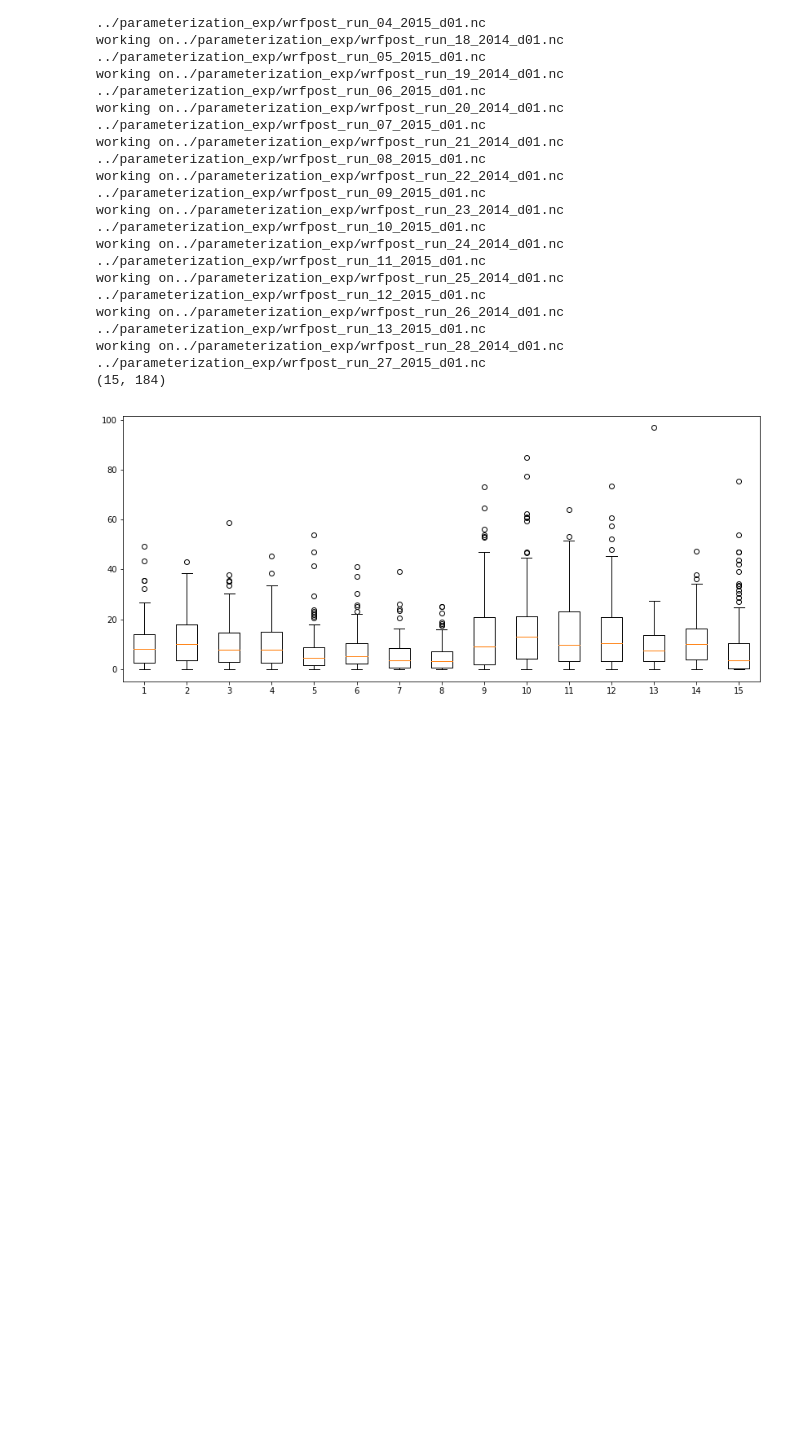
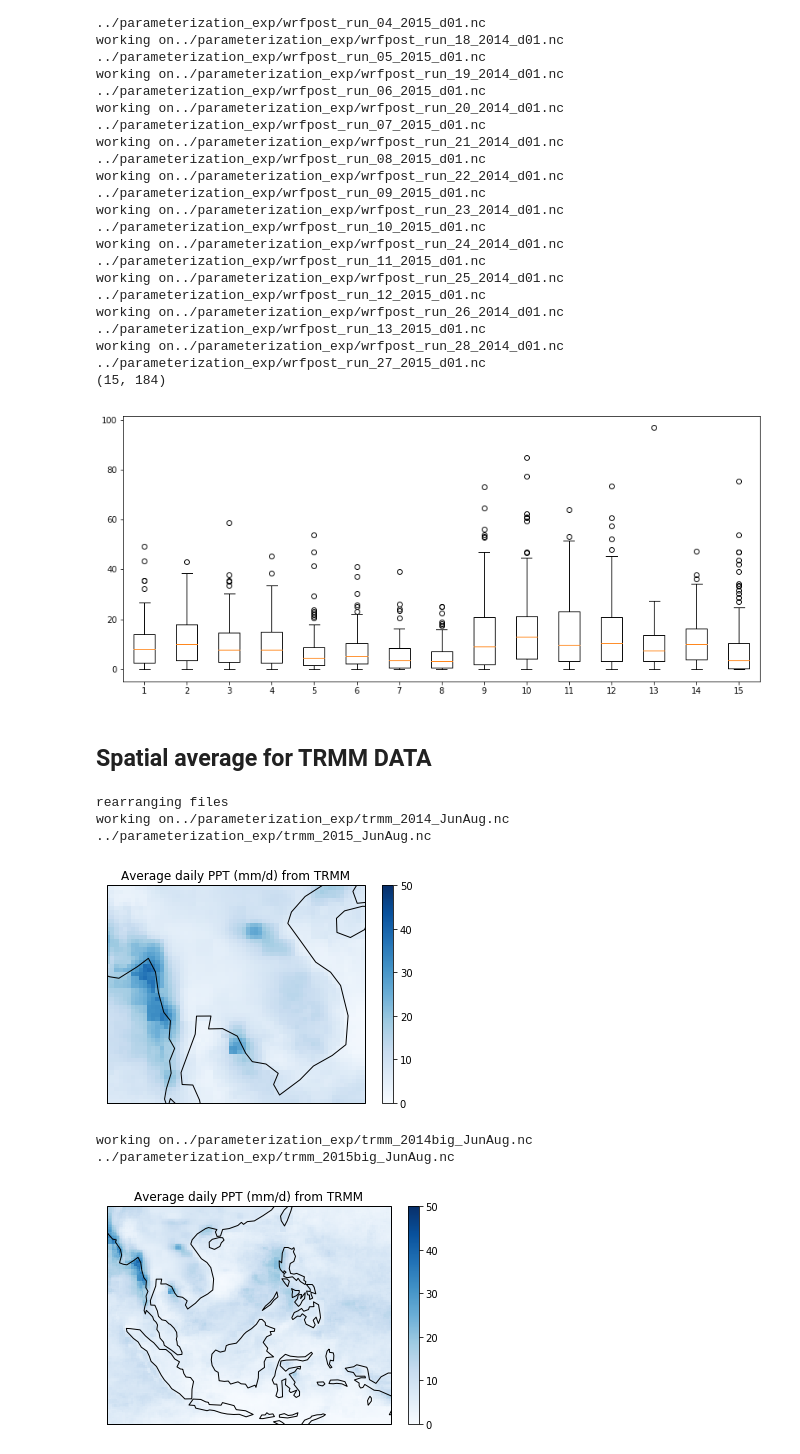
Before and after one commit to likkhian/principia, a Jupyter notebook: plot_pdf.ipynb, the cells around one changed output. Saved outputs shown, nothing was run; the diff lists cells and outputs as text; code cells hidden in the pictures; blank space fills up the shorter version.

Commit message:
added TRMM spatial average plot

```diff
--- a/plot_pdf.ipynb
+++ b/plot_pdf.ipynb
@@ -472,3 +472,51 @@ plt.boxplot(everything.T)
 plt.show()
 # %% [output]
 [figure]
+# %% [markdown]
+## Spatial average for TRMM DATA
+# %%
+file_list2014=[]
+file_list2015=[]
+for name in glob.glob('../parameterization_exp/trmm_2014*'):
+    file_list2014.append(name)
+for name in glob.glob('../parameterization_exp/trmm_2015*'):
+    file_list2015.append(name)
+
+#rearrange files by number
+print('rearranging files')
+def atoi(text):
+    return int(text) if text.isdigit() else text
+
+def natural_keys(text):
+    return [ atoi(c) for c in re.split('(\d+)', text) ]
+
+file_list2014.sort(key=natural_keys)
+file_list2015.sort(key=natural_keys)
+
+#combine files
+for fileIndex in range(0,len(file_list2014)):
+    print('working on'+file_list2014[fileIndex],file_list2015[fileIndex])
+    wrf2014=xr.open_dataset(file_list2014[fileIndex])
+    wrf2015=xr.open_dataset(file_list2015[fileIndex])
+    ti,la,lo=np.shape(wrf2014.PPT)
+    ppt=np.zeros([184,la,lo])
+    ppt[:92,:,:]=wrf2014.PPT
+    ppt[92:,:,:]=wrf2015.PPT
+    cmap='Blues'
+    vminn=0
+    vmaxx=50
+    ax1=plt.subplot(projection=ccrs.PlateCarree())
+    ax1.pcolor(wrf2014.lon,wrf2014.lat,np.mean(ppt,axis=0),vmin=vminn,vmax=vmaxx,cmap=cmap)
+    ax1.coastlines()
+    ax1.set_title('Average daily PPT (mm/d) from TRMM')
+    sm = plt.cm.ScalarMappable(cmap=cmap,norm=matplotlib.colors.Normalize(vmin=vminn, vmax=vmaxx))
+    sm._A = []
+    plt.colorbar(sm,ax=ax1,fraction=0.04, pad=0.05)
+
+    plt.show()
+# %% [output]
+rearranging files
+working on../parameterization_exp/trmm_2014_JunAug.nc ../parameterization_exp/trmm_2015_JunAug.nc
+[figure, added]
+working on../parameterization_exp/trmm_2014big_JunAug.nc ../parameterization_exp/trmm_2015big_JunAug.nc
+[figure, added]
```
